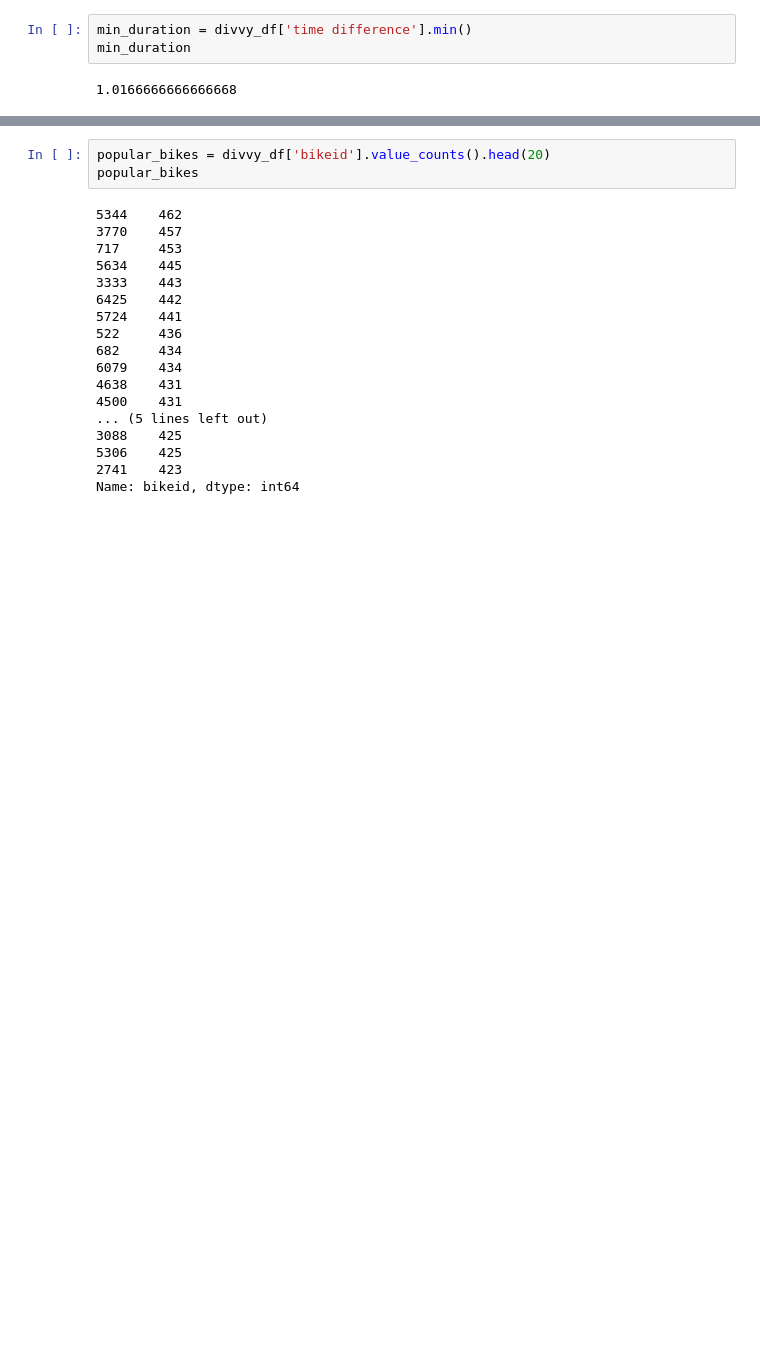
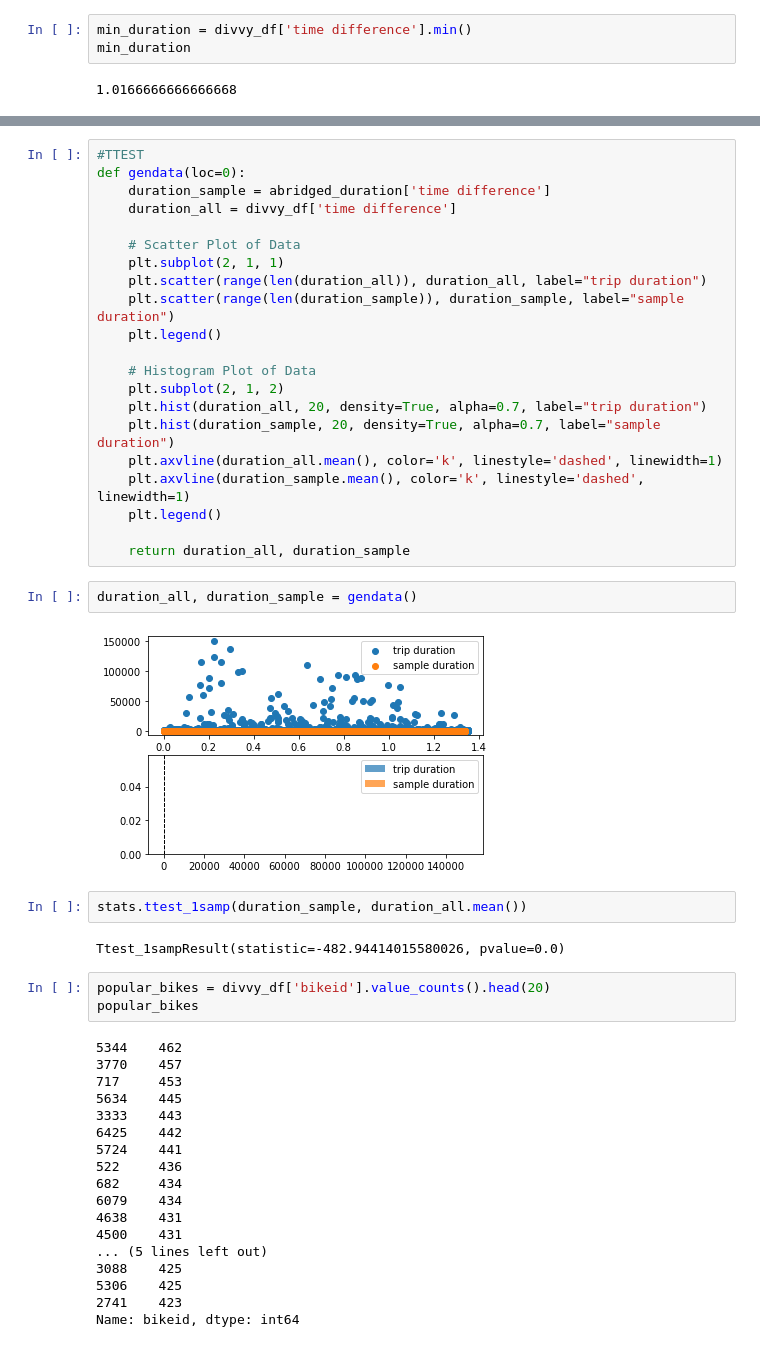
Before and after one commit to ruthhinkle/divvy-analysis, a Jupyter notebook: DIVVY_ANEHER3.ipynb, the cells around one changed output, grey strips where cells are left out. Drawn from its saved outputs; the diff is of its cells as text; blank space fills up the shorter version.

```diff
--- a/DIVVY_ANEHER3.ipynb
+++ b/DIVVY_ANEHER3.ipynb
@@ -182,3 +200,32 @@ plt.show()
+# %%
+#TTEST
+def gendata(loc=0):
+    duration_sample = abridged_duration['time difference']
+    duration_all = divvy_df['time difference']
+
+    # Scatter Plot of Data
+    plt.subplot(2, 1, 1)
+    plt.scatter(range(len(duration_all)), duration_all, label="trip duration")
+    plt.scatter(range(len(duration_sample)), duration_sample, label="sample duration")
+    plt.legend()
+
+    # Histogram Plot of Data
+    plt.subplot(2, 1, 2)
+    plt.hist(duration_all, 20, density=True, alpha=0.7, label="trip duration")
+    plt.hist(duration_sample, 20, density=True, alpha=0.7, label="sample duration")
+    plt.axvline(duration_all.mean(), color='k', linestyle='dashed', linewidth=1)
+    plt.axvline(duration_sample.mean(), color='k', linestyle='dashed', linewidth=1)
+    plt.legend()
+
+    return duration_all, duration_sample
+# %%
+duration_all, duration_sample = gendata()
+# %% [output]
+[figure, added]
+# %%
+stats.ttest_1samp(duration_sample, duration_all.mean())
+# %% [output]
+Ttest_1sampResult(statistic=-482.94414015580026, pvalue=0.0)
 # %%
 popular_bikes = divvy_df['bikeid'].value_counts().head(20)
 popular_bikes
```
Also changed, not shown: parts of 35 cells of this notebook, 1 other file.
